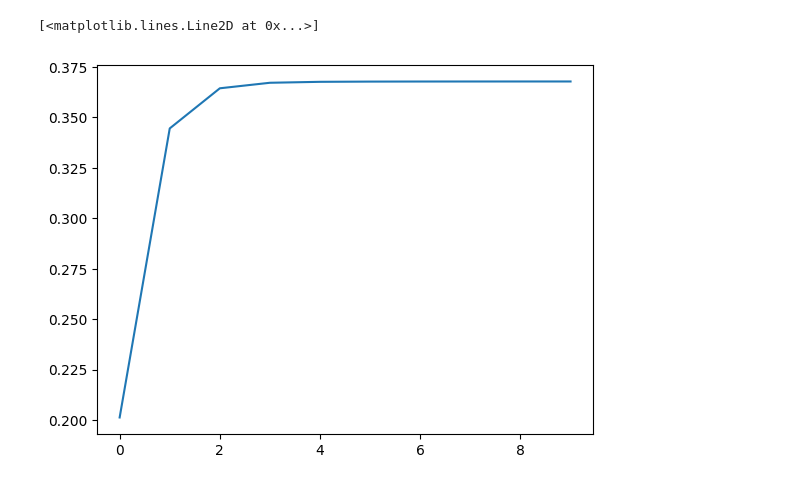
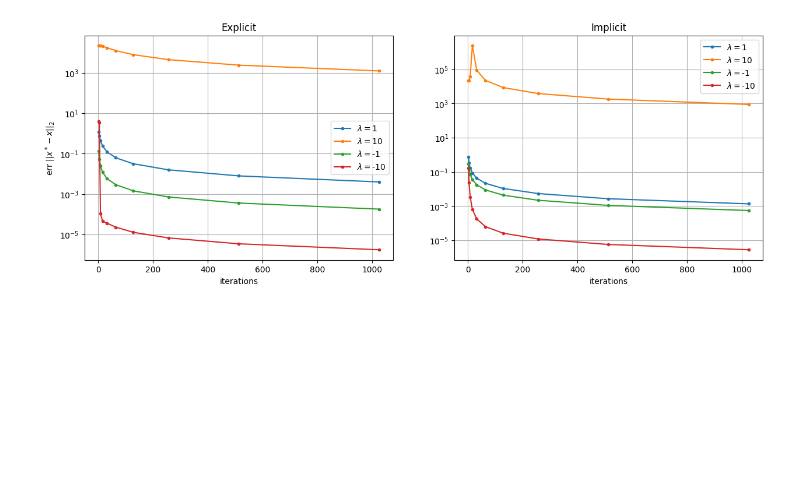
Before and after one commit to eser-chr/Numerical_Computation, a Jupyter notebook: 11.3.ipynb, the cells around one changed output. Drawn from its saved outputs; the diff is of its cells as text; code cells hidden in the pictures; blank space fills up the shorter version.

```diff
--- a/11.3.ipynb
+++ b/11.3.ipynb
@@ -70,23 +72,44 @@ plt.plot(x, np.exp(5*x))
 # %%
-C = [1,10,-1,-10]
-function_list = [lambda t,x:f(t,x ,c) for c in C]
-dfunction_list = [lambda t,x:df(t,x ,c) for c in C]
+Lamdas = [1,10,-1,-10]
 name = [str(c) for c in C]
 TRUE_SOL = [np.exp(c) for c in C]
-steps = [2** i for i in range(1,11)]
+steps = np.array([2** i for i in range(1,11)])
 # %%
-Imp = np.zeros((len(steps), len(C)))
-Exp = np.zeros((len(steps), len(C)))
+Imp = np.zeros((len(steps), len(Lamdas)))
+Exp = np.zeros((len(steps), len(Lamdas)))
 
 for i,step in enumerate(steps):
-    for j, func in enumerate(function_list):
-        imp_sol = implicit_euler(0,1,step, function_list[j],
-                    dfunction_list[j], 1)
-        exp_sol = explicit_euler(0,1, step, function_list[j], 1)
+    for j, lamda in enumerate(Lamdas):
+
+        def c_explicit(t):
+            return c(t,lamda)
+
+        imp_sol = implicit_euler(0,1,step,
+                                 lambda x,t:f(x,t, c_explicit, g),
+                                 lambda x,t:df(x,t,c_explicit,g),
+                                 1)
+
+        exp_sol = explicit_euler(0,1, step,
+                                 lambda x, t: f(x,t,c_explicit,g),
+                                  1)
+
         Imp[i, j] = np.abs(imp_sol[-1]-TRUE_SOL[j])
         Exp[i, j] = np.abs(exp_sol[-1]-TRUE_SOL[j])
-# %%
-plt.plot(Imp[:,2])
-# %% [output]
-[<matplotlib.lines.Line2D at 0x...>]
-[figure, removed]
+# %%
+fig, (ax1,ax2) = plt.subplots(1,2, figsize = (15,5))
+for j, lamda in enumerate(Lamdas):
+    ax1.plot(steps, Exp[:,j], marker = '.', label = '$\lambda = $' + str(lamda))
+
+for j, lamda in enumerate(Lamdas):
+    ax2.plot(steps, Imp[:,j], marker = '.', label = '$\lambda = $' + str(lamda))
+
+ax1.set(xlabel='iterations', title='Explicit', yscale = 'log')
+ax2.set(xlabel='iterations', title='Implicit', yscale = 'log')
+
+ax1.set_ylabel('err $|| x^* - x ||_2$')
+ax1.legend()
+ax1.grid()
+ax2.legend()
+ax2.grid()
+# %% [output]
+[figure, added]
```
Also changed, not shown: parts of 8 cells of this notebook, 3 other files.
